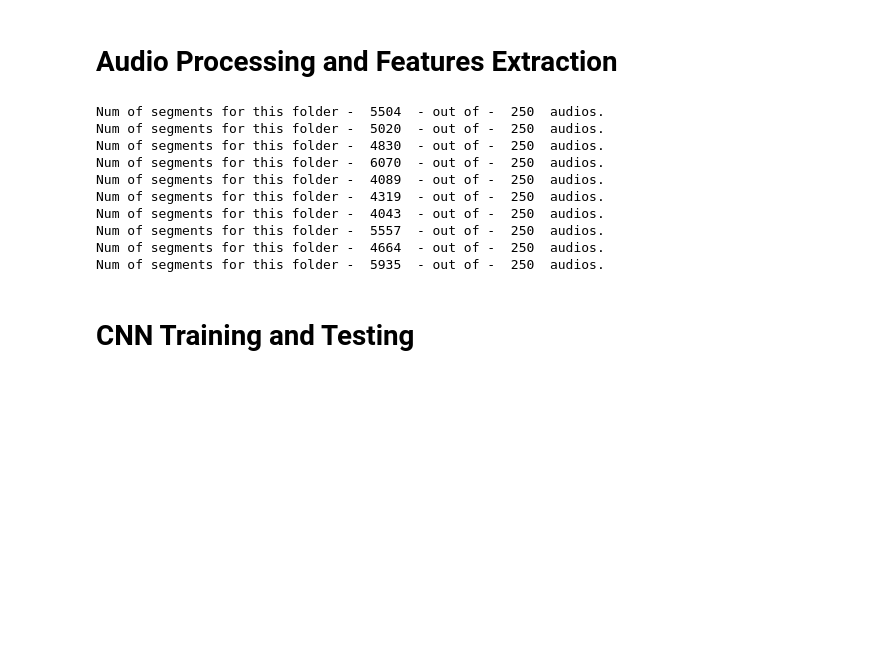
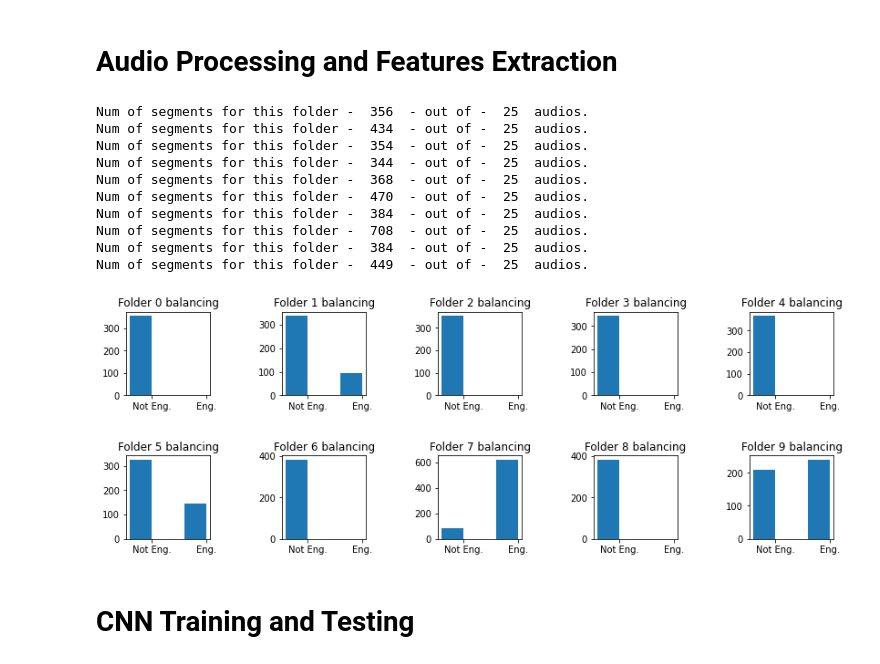
Before and after one commit to matsozza/Python_ML_CombustionEnginesRecog_MBA, a Jupyter notebook: Convolutional Neural Network.ipynb, the cells around one changed output. Saved outputs shown, nothing was run; the diff lists cells and outputs as text; code cells hidden in the pictures; blank space fills up the shorter version.

Commit message:
histogram plot of folders balancing

```diff
--- a/Convolutional Neural Network.ipynb
+++ b/Convolutional Neural Network.ipynb
@@ -169,23 +175,44 @@ def CNN_modelDefinition(useLeakyRelu = 0):
     return model
 # %% [markdown]
 # Audio Processing and Features Extraction
-# %%
-# Pre-process and extract feature from the data
-if PREPROC_SKIP == 0:
-    for audioSubPath in audiosSubPaths:
-        features_AM, classes_A = extractSoundFeature(audiosPath,audioSubPath)
-        np.savez("{0}{1}".format(processedPath, audioSubPath), features=features_AM, classes=classes_A);
-# %% [output]
-Num of segments for this folder -  5504  - out of -  250  audios.
-Num of segments for this folder -  5020  - out of -  250  audios.
-Num of segments for this folder -  4830  - out of -  250  audios.
-Num of segments for this folder -  6070  - out of -  250  audios.
-Num of segments for this folder -  4089  - out of -  250  audios.
-Num of segments for this folder -  4319  - out of -  250  audios.
-Num of segments for this folder -  4043  - out of -  250  audios.
-Num of segments for this folder -  5557  - out of -  250  audios.
-Num of segments for this folder -  4664  - out of -  250  audios.
-Num of segments for this folder -  5935  - out of -  250  audios.
+# %%
+# Pre-process and extract feature from the data
+if PREPROC_SKIP == 0:
+    fig, axes = plt.subplots(2, 5)
+    axes = axes.ravel()
+    fig.set_figheight(10*0.5)
+    fig.set_figwidth(25*0.5)
+    fig.tight_layout(pad=4.5)
+
+    # Loop through all audio folders
+    idxFold = 0
+    for audioSubPath in audiosSubPaths:
+        # Extract files from folder and save externally for reuse
+        features_AM, classes_A = extractSoundFeature(audiosPath, audioSubPath)
+        np.savez("{0}{1}".format(processedPath, audioSubPath),
+                 features=features_AM, classes=classes_A)
+
+        # Plot histogram of data balancing per folder
+        axes[idxFold].set_title('Folder ' + str(idxFold+1) + ' balancing')
+        tmpData = np.asarray(classes_A)
+        tmpData = [np.count_nonzero(tmpData == 0),
+                   np.count_nonzero(tmpData == 1)]
+        axes[idxFold].bar(['Not Eng.', 'Eng.'], tmpData,
+                          align='edge', width=-0.4, label="Train")
+
+        idxFold += 1
+# %% [output]
+Num of segments for this folder -  356  - out of -  25  audios.
+Num of segments for this folder -  434  - out of -  25  audios.
+Num of segments for this folder -  354  - out of -  25  audios.
+Num of segments for this folder -  344  - out of -  25  audios.
+Num of segments for this folder -  368  - out of -  25  audios.
+Num of segments for this folder -  470  - out of -  25  audios.
+Num of segments for this folder -  384  - out of -  25  audios.
+Num of segments for this folder -  708  - out of -  25  audios.
+Num of segments for this folder -  384  - out of -  25  audios.
+Num of segments for this folder -  449  - out of -  25  audios.
+[figure, added]
 # %%
 # Do stratified sampling and data augmentation to balance the train dataset toward a 50/50 distribution.
 # Oversample the engine sounds
```
Also changed, not shown: parts of 10 cells of this notebook.
